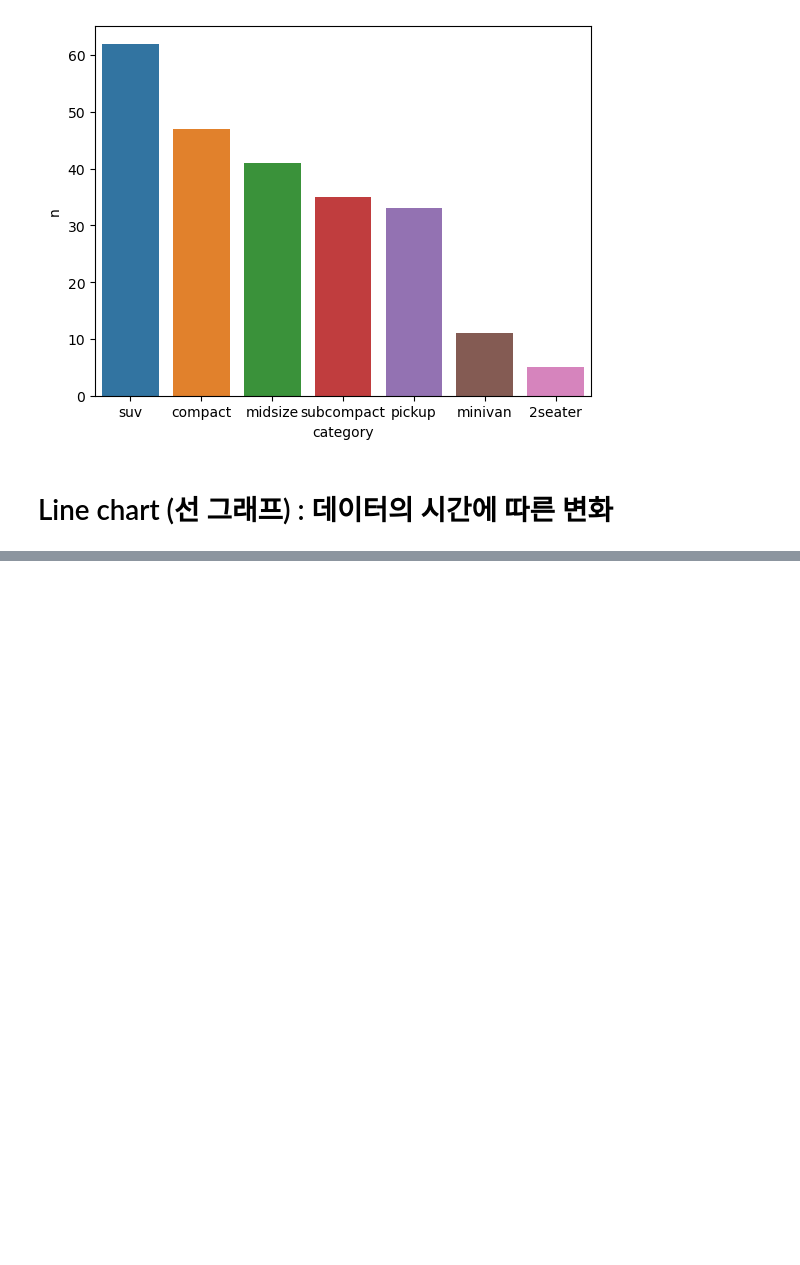
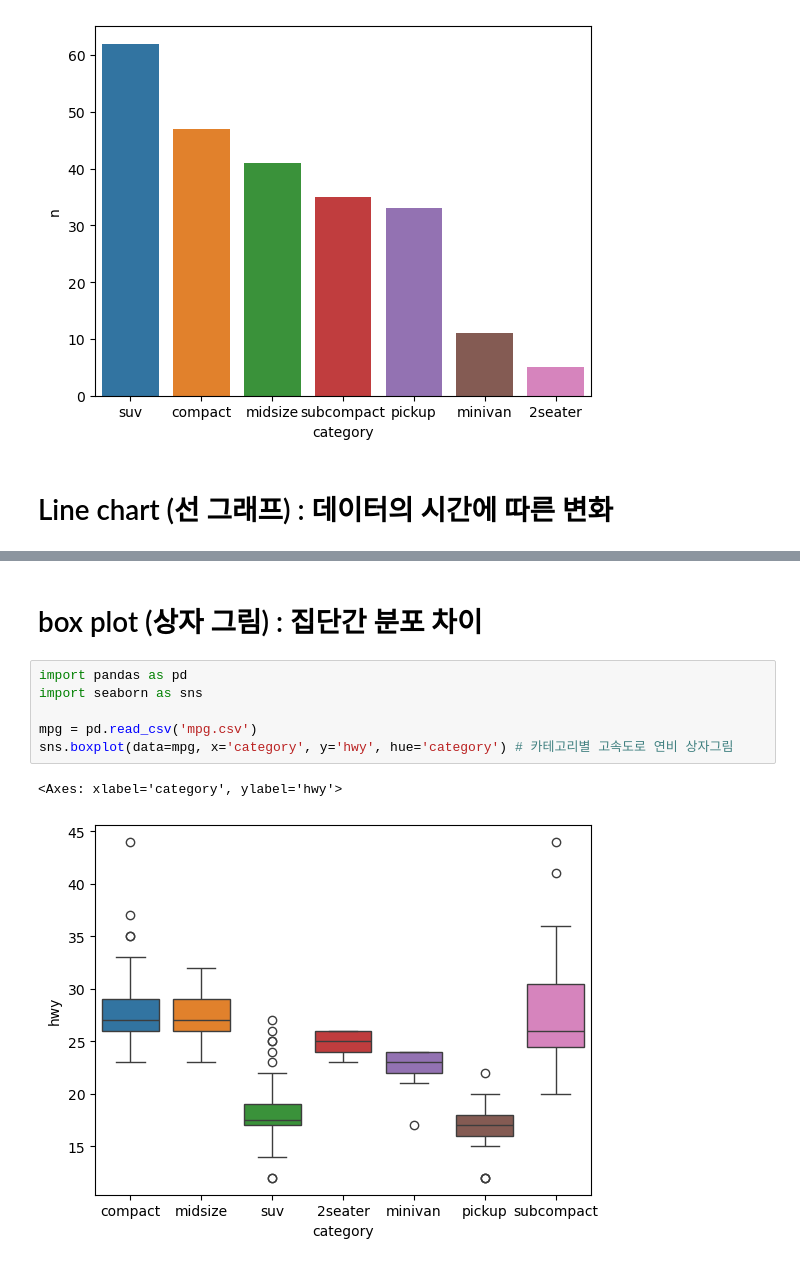
Before and after one commit to brave0duck/easy_python, a Jupyter notebook: 08 - graph.ipynb, the cells around one changed output, grey strips where cells are left out. Cells and saved outputs as stored; diff of their text form; blank space fills up the shorter version.

```diff
--- a/08 - graph.ipynb
+++ b/08 - graph.ipynb
@@ -85,0 +99,11 @@ sns.lineplot(data=economics, x='date2',y='unemploy')
+# %% [markdown]
+# box plot (상자 그림) : 집단간 분포 차이
+# %%
+import pandas as pd
+import seaborn as sns
+
+mpg = pd.read_csv('mpg.csv')
+sns.boxplot(data=mpg, x='category', y='hwy', hue='category') # 카테고리별 고속도로 연비 상자그림
+# %% [output]
+<Axes: xlabel='category', ylabel='hwy'>
+[figure, added]
```
Also changed, not shown: parts of 4 cells of this notebook.
